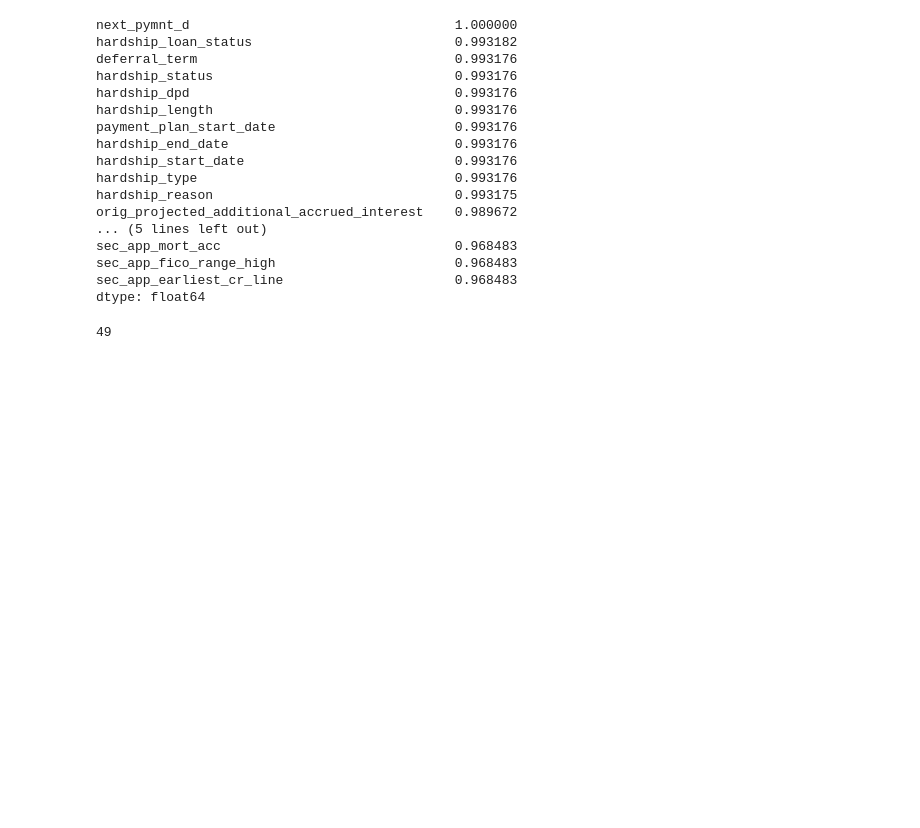
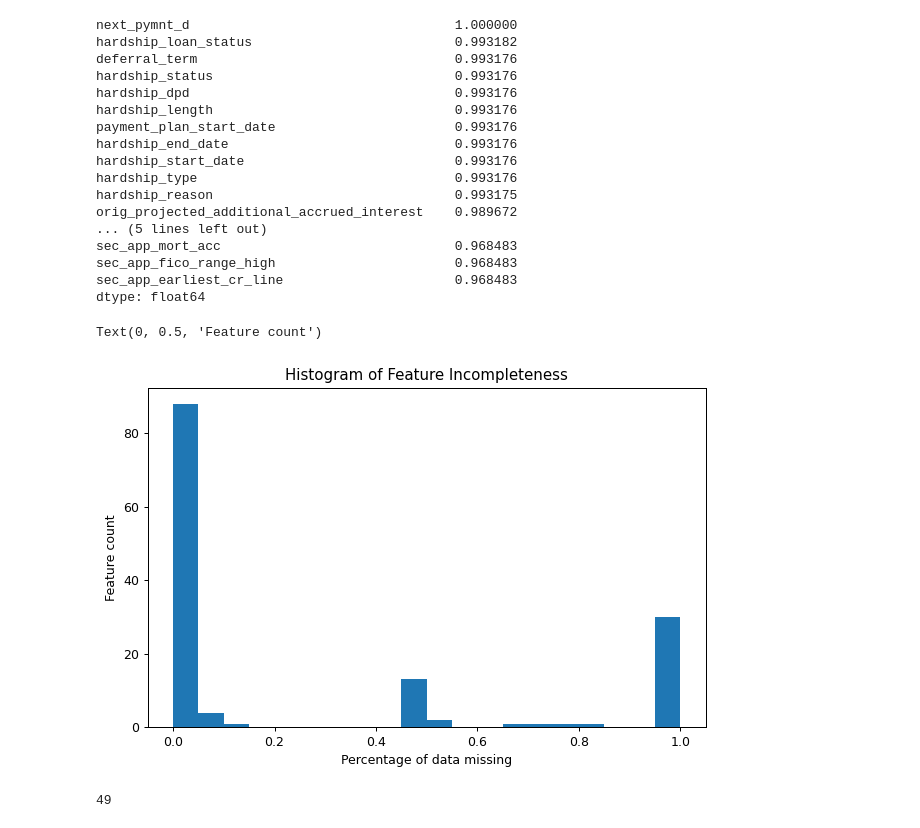
Before and after one commit to nt1983/final-project, a Jupyter notebook: load_data.ipynb, the cells around one changed output. Drawn from its saved outputs; the diff is of its cells as text; code cells hidden in the pictures; blank space fills up the shorter version.

```diff
--- a/load_data.ipynb
+++ b/load_data.ipynb
@@ -128,5 +129,15 @@ sec_app_mort_acc                              0.968483
 sec_app_fico_range_high                       0.968483
 sec_app_earliest_cr_line                      0.968483
 dtype: float64
+# %%
+#visualize the distribution of missing data percentages
+plt.figure(figsize=(8,5), dpi=90)
+missing_values_mean.plot.hist(bins=20)
+plt.title('Histogram of Feature Incompleteness')
+plt.xlabel('Percentage of data missing')
+plt.ylabel('Feature count')
+# %% [output]
+Text(0, 0.5, 'Feature count')
+[figure, added]
 # %%
 # store all variables missing more than 30% data
```
Also changed, not shown: parts of 9 cells of this notebook.
